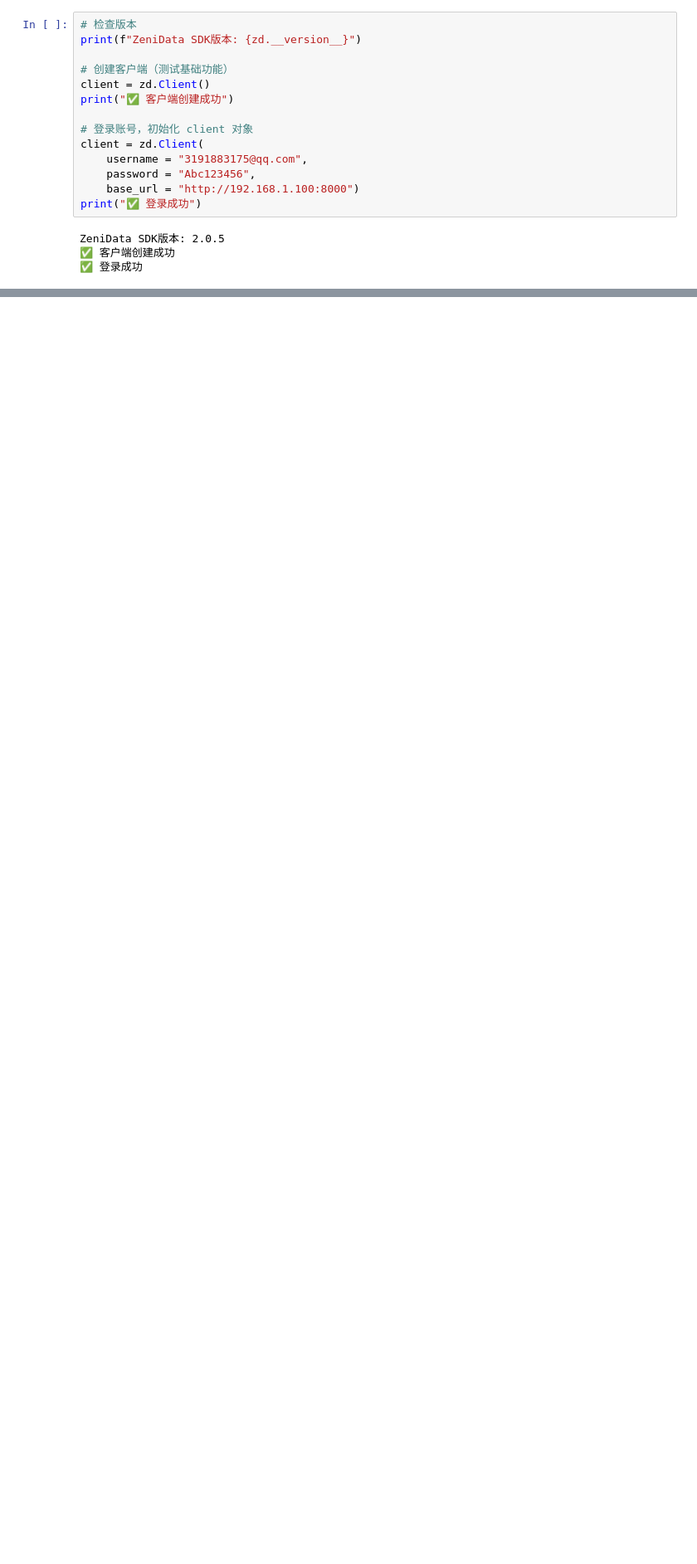
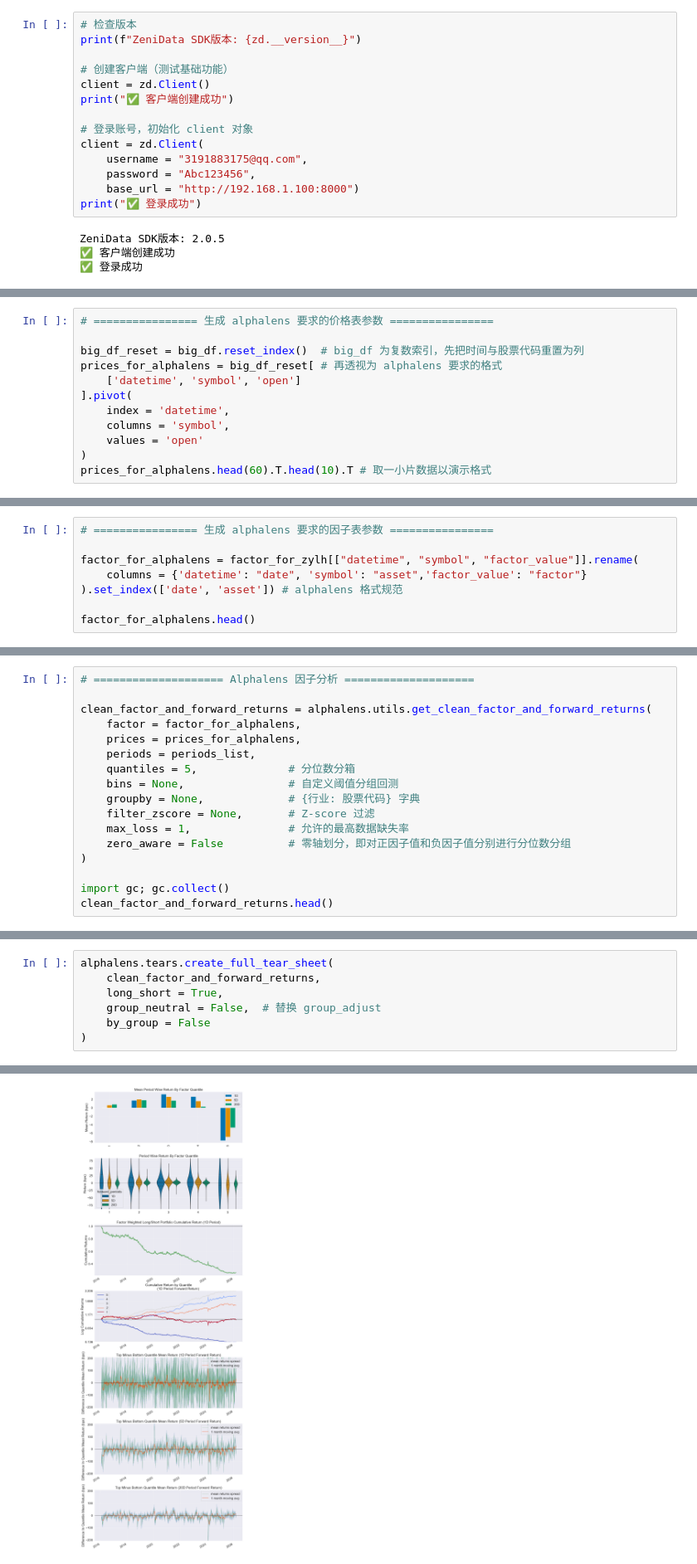
Before and after one commit to linerrrrrrr/Latitude_Alpha_Generator, a Jupyter notebook: testing_03.ipynb, the cells around one changed output, grey strips where cells are left out. Shown at 83% size. Saved outputs shown, nothing was run; the diff lists cells and outputs as text; blank space fills up the shorter version.

```diff
--- a/testing_03.ipynb
+++ b/testing_03.ipynb
@@ -96,0 +174,12 @@ for index, item in symbols_df.iterrows():  # 遍历指定截止日期的 股票
+# %%
+# ================ 生成 alphalens 要求的价格表参数 ================
+
+big_df_reset = big_df.reset_index()  # big_df 为复数索引，先把时间与股票代码重置为列
+prices_for_alphalens = big_df_reset[ # 再透视为 alphalens 要求的格式
+    ['datetime', 'symbol', 'open']
+].pivot(
+    index = 'datetime',
+    columns = 'symbol',
+    values = 'open'
+)
+prices_for_alphalens.head(60).T.head(10).T # 取一小片数据以演示格式
@@ -96,0 +264,8 @@ for index, item in symbols_df.iterrows():  # 遍历指定截止日期的 股票
+# %%
+# ================ 生成 alphalens 要求的因子表参数 ================
+
+factor_for_alphalens = factor_for_zylh[["datetime", "symbol", "factor_value"]].rename(
+    columns = {'datetime': "date", 'symbol': "asset",'factor_value': "factor"}
+).set_index(['date', 'asset']) # alphalens 格式规范
+
+factor_for_alphalens.head()
@@ -96,0 +280,17 @@ for index, item in symbols_df.iterrows():  # 遍历指定截止日期的 股票
+# %%
+# ==================== Alphalens 因子分析 ====================
+
+clean_factor_and_forward_returns = alphalens.utils.get_clean_factor_and_forward_returns(
+    factor = factor_for_alphalens,
+    prices = prices_for_alphalens,
+    periods = periods_list,
+    quantiles = 5,              # 分位数分箱
+    bins = None,                # 自定义阈值分组回测
+    groupby = None,             # {行业: 股票代码} 字典
+    filter_zscore = None,       # Z-score 过滤
+    max_loss = 1,               # 允许的最高数据缺失率
+    zero_aware = False          # 零轴划分，即对正因子值和负因子值分别进行分位数分组
+)
+
+import gc; gc.collect()
+clean_factor_and_forward_returns.head()
@@ -96,0 +307,8 @@ for index, item in symbols_df.iterrows():  # 遍历指定截止日期的 股票
+# %%
+alphalens.tears.create_full_tear_sheet(
+    clean_factor_and_forward_returns,
+    long_short = True,
+    group_neutral = False,  # 替换 group_adjust
+    by_group = False
+)
+# %% [output]
@@ -96,0 +331 @@ for index, item in symbols_df.iterrows():  # 遍历指定截止日期的 股票
+[figure, added]
```
Also changed, not shown: parts of 10 cells of this notebook, 1 other file.
